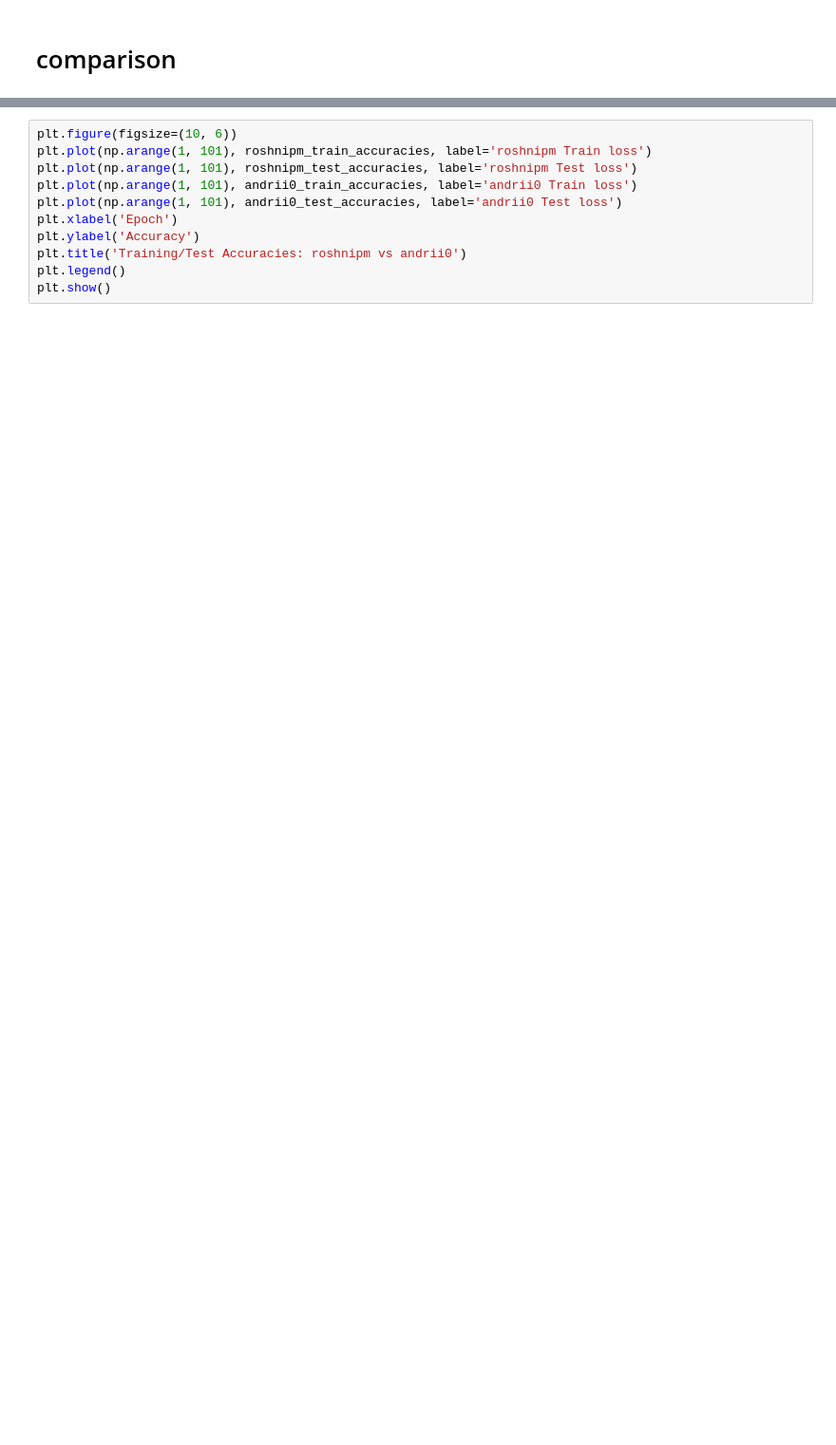
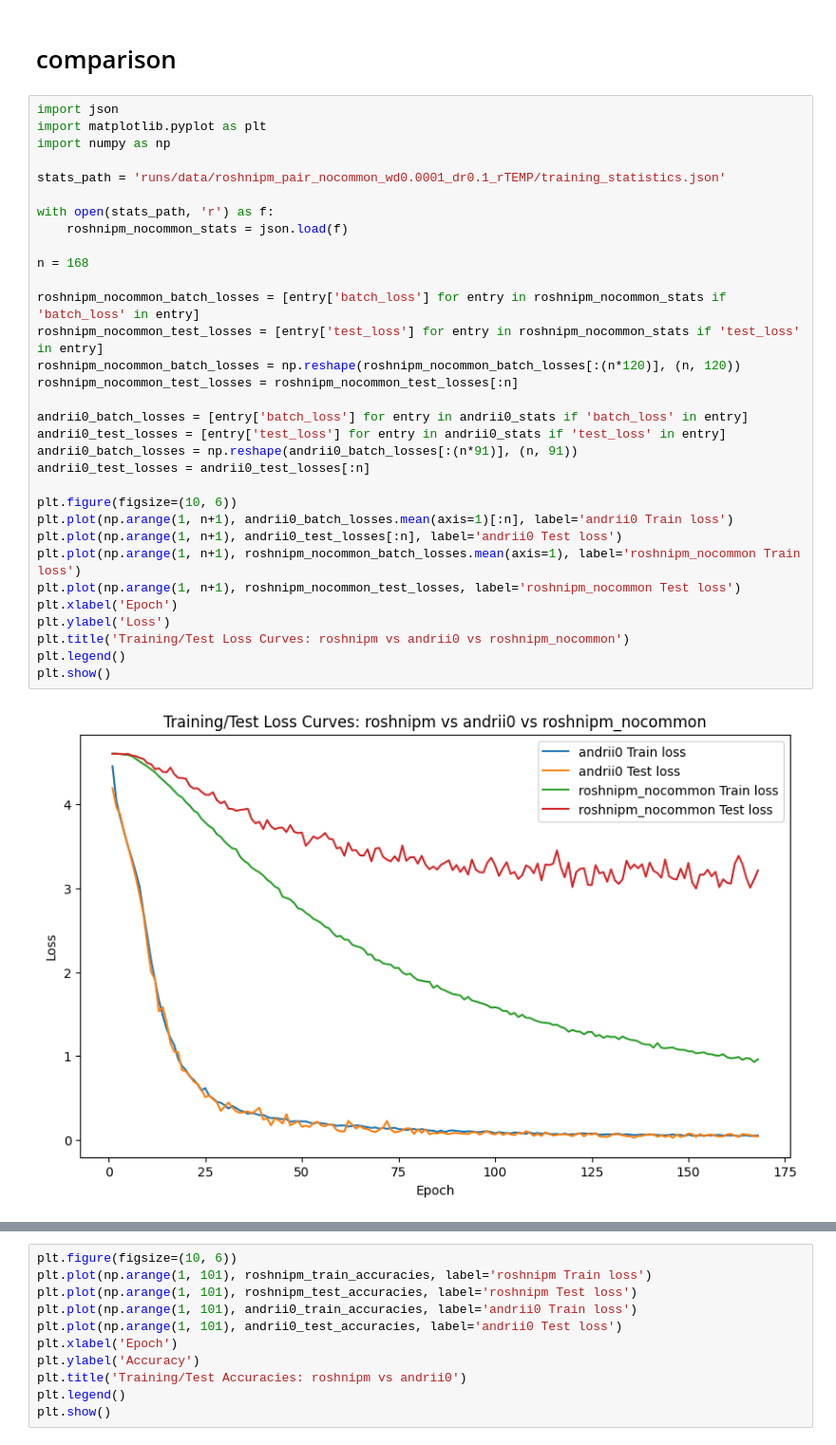
Before and after one commit to azaho/bfm, a Jupyter notebook: analyses/roshnipm/plot_training_statistics.ipynb, the cells around one changed output, grey strips where cells are left out. Shown at 95% size. Drawn from its saved outputs; the diff is of its cells as text; blank space fills up the shorter version.

Commit message:
sent in pretraining job for 500 epochs for roshnipm_nocommon and andrii0 based on this

```diff
--- a/analyses/roshnipm/plot_training_statistics.ipynb
+++ b/analyses/roshnipm/plot_training_statistics.ipynb
@@ -114,5 +114,39 @@ plt.show()
 [figure]
 # %% [markdown]
 # comparison
+# %%
+import json
+import matplotlib.pyplot as plt
+import numpy as np
+
+stats_path = 'runs/data/roshnipm_pair_nocommon_wd0.0001_dr0.1_rTEMP/training_statistics.json'
+
+with open(stats_path, 'r') as f:
+    roshnipm_nocommon_stats = json.load(f)
+
+n = 168
+
+roshnipm_nocommon_batch_losses = [entry['batch_loss'] for entry in roshnipm_nocommon_stats if 'batch_loss' in entry]
+roshnipm_nocommon_test_losses = [entry['test_loss'] for entry in roshnipm_nocommon_stats if 'test_loss' in entry]
+roshnipm_nocommon_batch_losses = np.reshape(roshnipm_nocommon_batch_losses[:(n*120)], (n, 120))
+roshnipm_nocommon_test_losses = roshnipm_nocommon_test_losses[:n]
+
+andrii0_batch_losses = [entry['batch_loss'] for entry in andrii0_stats if 'batch_loss' in entry]
+andrii0_test_losses = [entry['test_loss'] for entry in andrii0_stats if 'test_loss' in entry]
+andrii0_batch_losses = np.reshape(andrii0_batch_losses[:(n*91)], (n, 91))
+andrii0_test_losses = andrii0_test_losses[:n]
+
+plt.figure(figsize=(10, 6))
+plt.plot(np.arange(1, n+1), andrii0_batch_losses.mean(axis=1)[:n], label='andrii0 Train loss')
+plt.plot(np.arange(1, n+1), andrii0_test_losses[:n], label='andrii0 Test loss')
+plt.plot(np.arange(1, n+1), roshnipm_nocommon_batch_losses.mean(axis=1), label='roshnipm_nocommon Train loss')
+plt.plot(np.arange(1, n+1), roshnipm_nocommon_test_losses, label='roshnipm_nocommon Test loss')
+plt.xlabel('Epoch')
+plt.ylabel('Loss')
+plt.title('Training/Test Loss Curves: roshnipm vs andrii0 vs roshnipm_nocommon')
+plt.legend()
+plt.show()
+# %% [output]
+[figure, added]
 # %%
 plt.figure(figsize=(10, 6))
```
Also changed, not shown: parts of 2 cells of this notebook, 5 other files.
